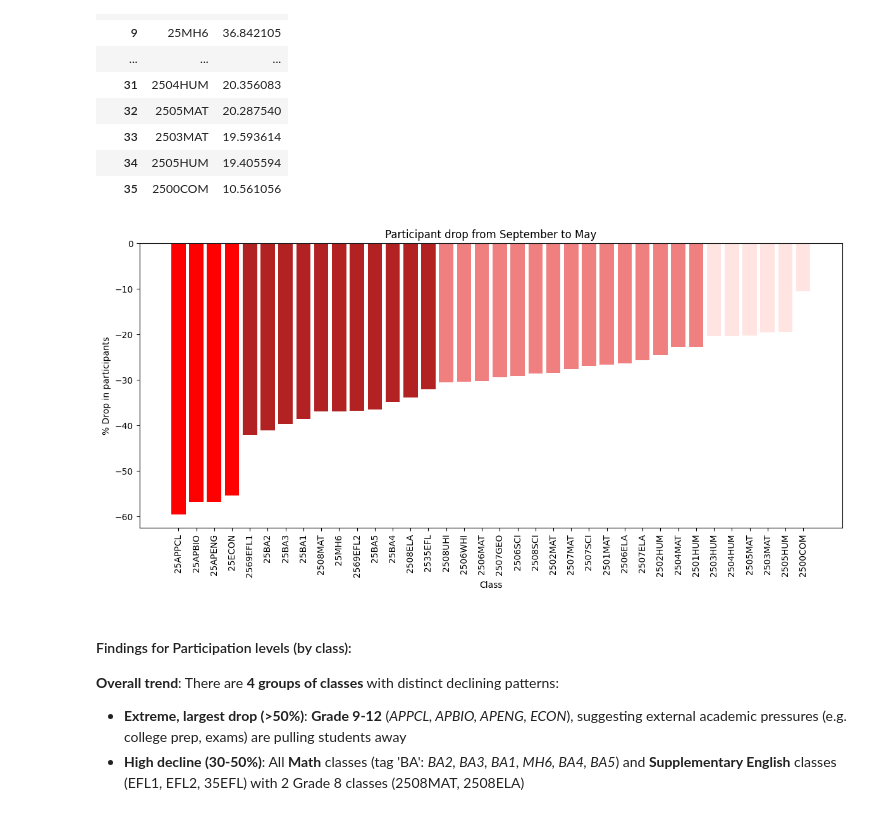
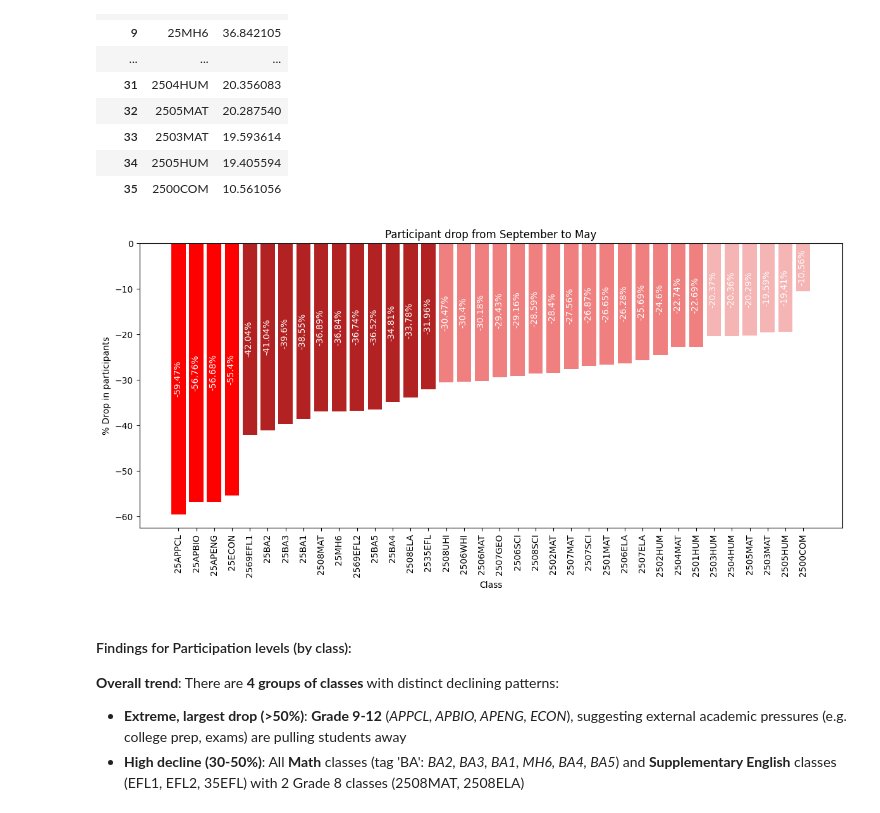
Before and after one commit to tthvan/Customer-Retention-Analysis, a Jupyter notebook: cleanin.ipynb, the cells around one changed output. Cells and saved outputs as stored; diff of their text form; code cells hidden in the pictures.

```diff
--- a/cleanin.ipynb
+++ b/cleanin.ipynb
@@ -947,18 +947,29 @@ pivot_months[['Topic', '%drop']]
 | 35 | 2500COM | 10.561056 |
 # %%
 #Plot
-colors = ['red', 'red', 'red','red', 'firebrick','firebrick', 'firebrick', 'firebrick', 'firebrick', 'firebrick', 'firebrick', 'firebrick', 'firebrick', 'firebrick', 'firebrick',  'lightcoral','lightcoral','lightcoral','lightcoral','lightcoral','lightcoral','lightcoral','lightcoral','lightcoral','lightcoral','lightcoral','lightcoral','lightcoral','lightcoral','lightcoral', 'mistyrose', 'mistyrose', 'mistyrose', 'mistyrose', 'mistyrose', 'mistyrose']
+colors = ['red', 'red', 'red','red', 'firebrick','firebrick', 'firebrick', 'firebrick', 'firebrick', 'firebrick', 'firebrick', 'firebrick', 'firebrick', 'firebrick', 'firebrick',  'lightcoral','lightcoral','lightcoral','lightcoral','lightcoral','lightcoral','lightcoral','lightcoral','lightcoral','lightcoral','lightcoral','lightcoral','lightcoral','lightcoral','lightcoral','#f5b5b5','#f5b5b5','#f5b5b5','#f5b5b5','#f5b5b5', '#f5b5b5']
 
 plt.figure(figsize=(12,6))
 plt.bar(pivot_months['Topic'], -pivot_months['%drop'], width=0.8, color=colors)
+for i,row in pivot_months.iterrows():
+    plt.text(
+        i-0.05,
+        -row['%drop']/2,
+        f"-{round(row['%drop'],2)}%",
+        rotation=90,
+        color='white',
+        fontsize=10,
+        ha='center',
+        va='center'
+    )
 plt.xlabel('Class')
 plt.ylabel('% Drop in participants')
 plt.title('Participant drop from September to May')
 plt.xticks(rotation=90, ha='center')
 plt.tight_layout()
 plt.show()
 # %% [output]
-[figure, old version]
+[figure, new version]
 # %% [markdown]
 #### Findings for Participation levels (by class):
 **Overall trend**: There are **4 groups of classes** with distinct declining patterns:
```
Also changed, not shown: parts of 1 cell of this notebook.
